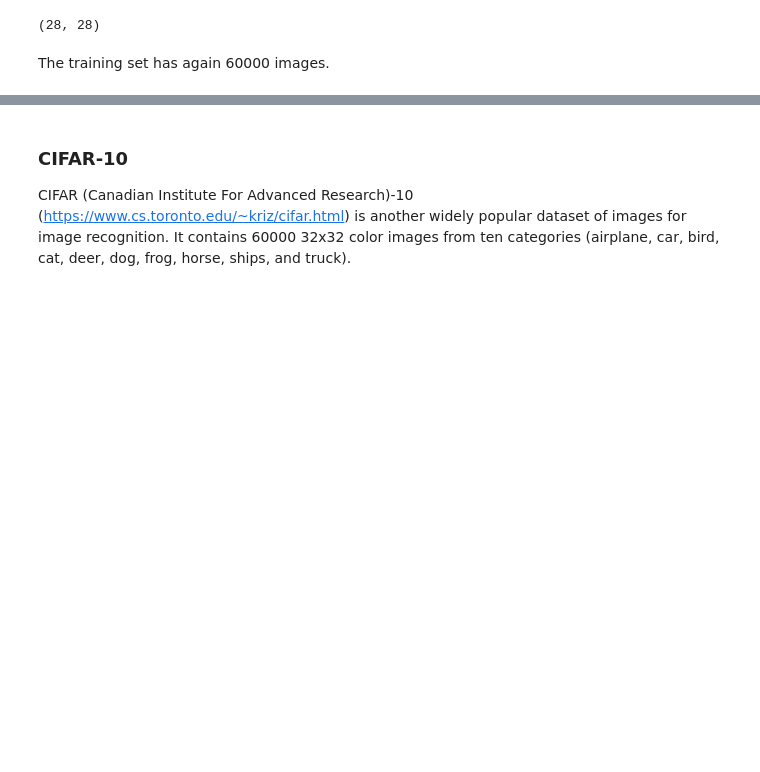
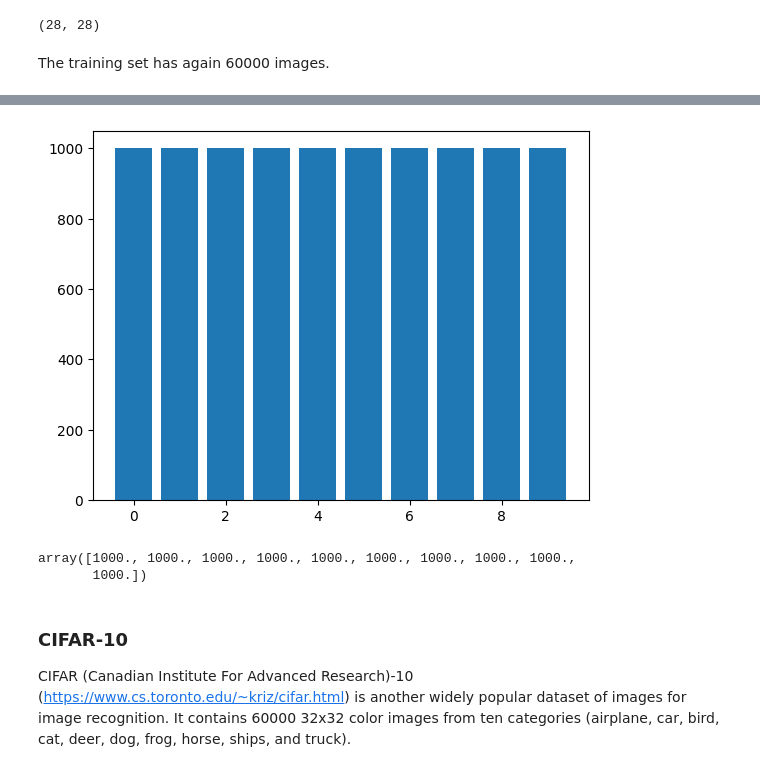
Before and after one commit to fejlek/Nine-Circles-ML1, a Jupyter notebook: 4 Fourth Circle - Neural Networks/Fourth_circle_neural_2a.ipynb, the cells around one changed output, grey strips where cells are left out. Cells and saved outputs as stored; diff of their text form; code cells hidden in the pictures; blank space fills up the shorter version.

```diff
--- a/4 Fourth Circle - Neural Networks/Fourth_circle_neural_2a.ipynb
+++ b/4 Fourth Circle - Neural Networks/Fourth_circle_neural_2a.ipynb
@@ -175,3 +230,21 @@ fashion_mnist__test.__len__
+# %%
+Y = np.zeros(fashion_mnist__test.__len__())
+
+for i in range(fashion_mnist__test.__len__()):
+    Y[i] = fashion_mnist__test.__getitem__(i)[1]
+
+sum_Y = np.zeros(10)
+for i in range(10):
+   sum_Y[i] =  (Y == i).sum()
+
+plt.bar(range(10),sum_Y);
+# %% [output]
+[figure, added]
+# %%
+sum_Y
+# %% [output]
+array([1000., 1000., 1000., 1000., 1000., 1000., 1000., 1000., 1000.,
+       1000.])
 # %% [markdown]
 ### CIFAR-10 <a class="anchor" id="CIFAR-10"></a>
 
```
Also changed, not shown: parts of 60 cells of this notebook.
